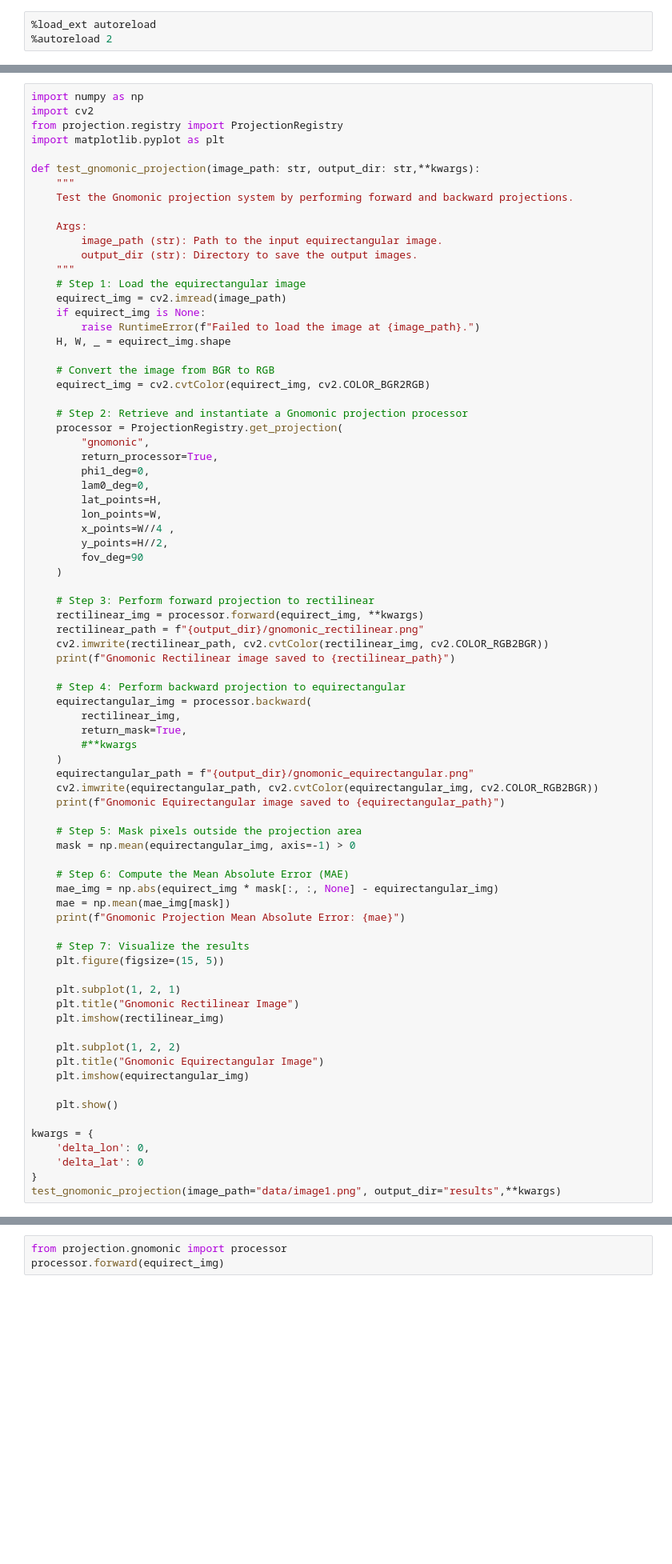
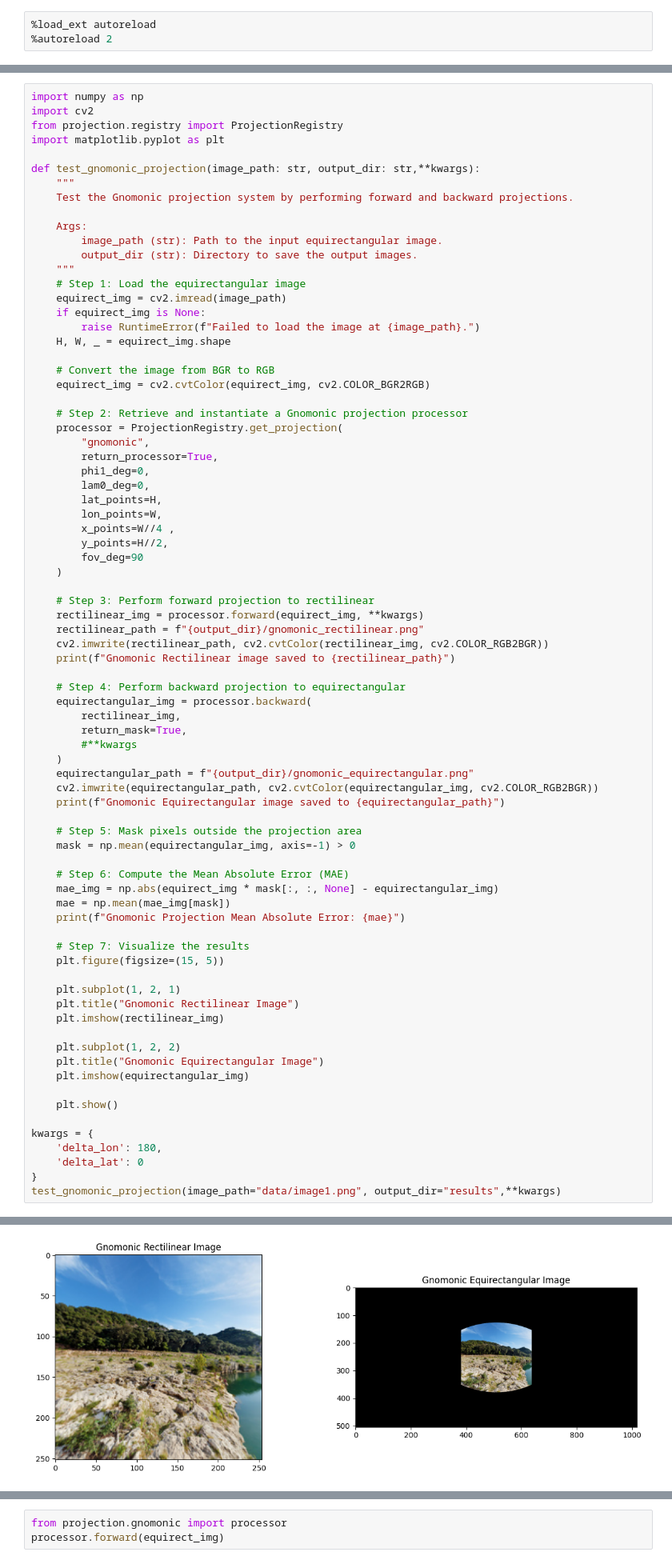
Before and after one commit to RobinsonGarcia/ProjectionRegistry, a Jupyter notebook: main.ipynb, the cells around one changed output, grey strips where cells are left out. Shown at 80% size. Cells and saved outputs as stored; diff of their text form; blank space fills up the shorter version.

```diff
--- a/main.ipynb
+++ b/main.ipynb
@@ -279,7 +90,8 @@ def test_gnomonic_projection(image_path: str, output_dir: str,**kwargs):
     plt.show()
 
 kwargs = {
-    'delta_lon': 0,
+    'delta_lon': 180,
     'delta_lat': 0
 }
 test_gnomonic_projection(image_path="data/image1.png", output_dir="results",**kwargs)
+# %% [output]
@@ -285,0 +110 @@ test_gnomonic_projection(image_path="data/image1.png", output_dir="results",**kw
+[figure, added]
```
Also changed, not shown: parts of 8 cells of this notebook, 1 other file.
